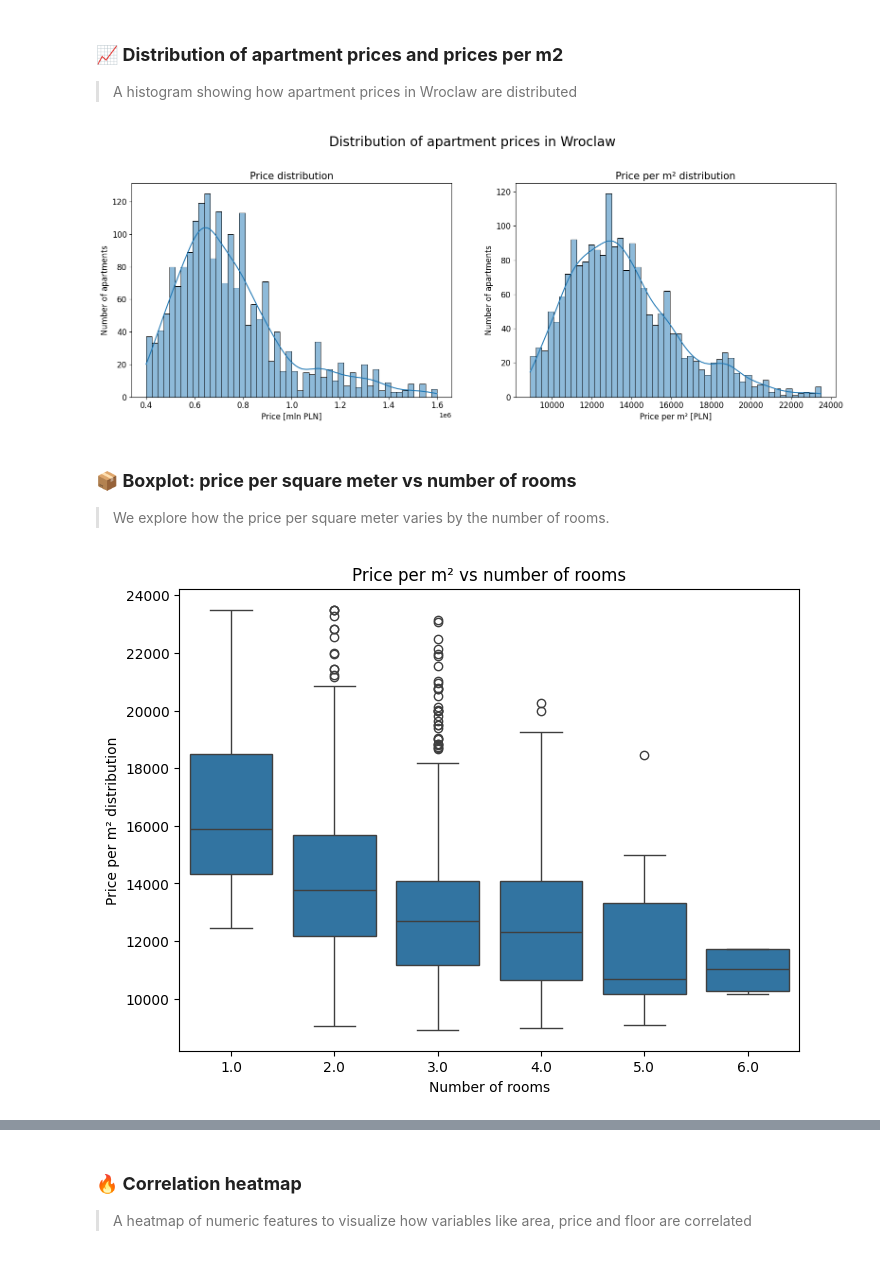
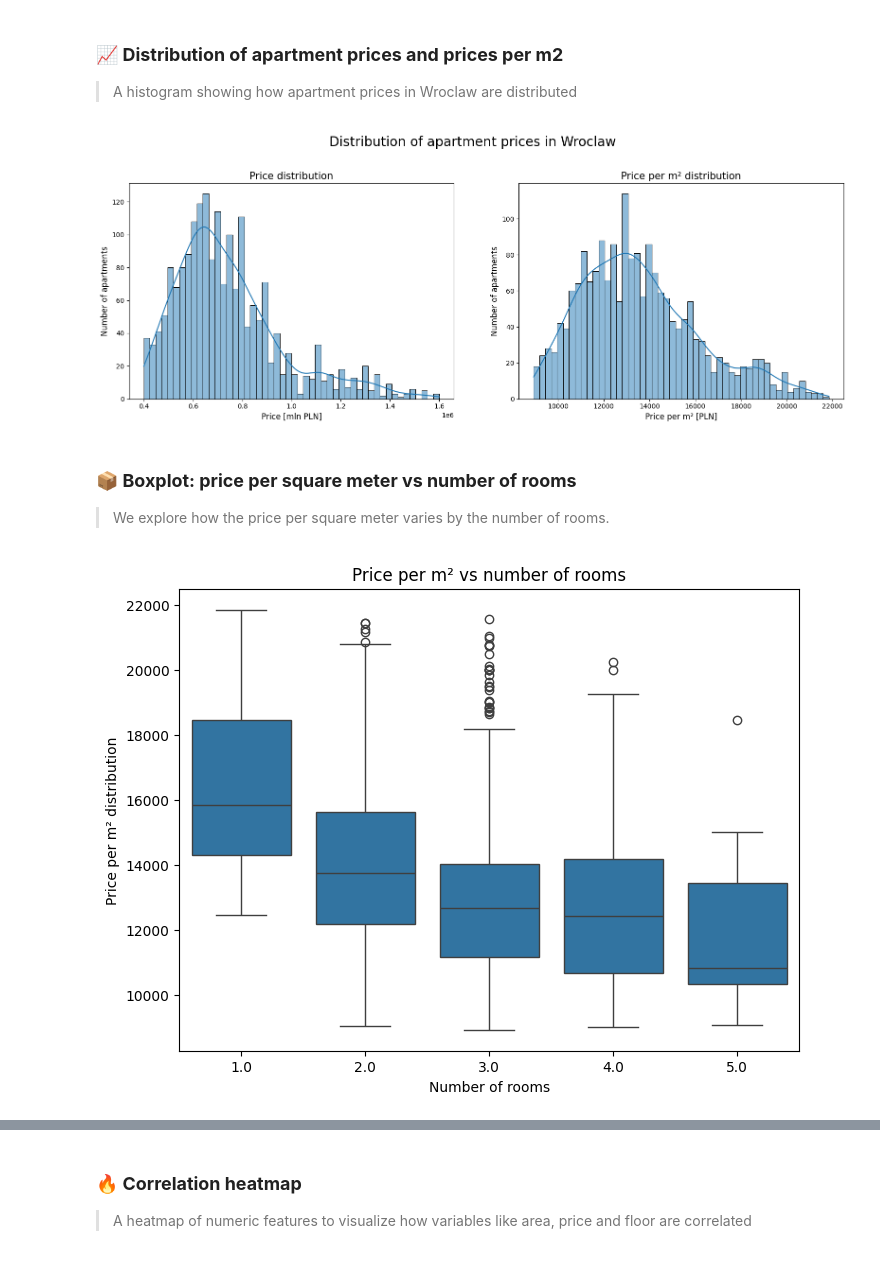
Before and after one commit to Przemo200/Analysis-of-apartment-prices-in-Wroclaw, a Jupyter notebook: FlatsPricesWroclaw.ipynb, the cells around one changed output, grey strips where cells are left out. Drawn from its saved outputs; the diff is of its cells as text; code cells hidden in the pictures.

```diff
--- a/FlatsPricesWroclaw.ipynb
+++ b/FlatsPricesWroclaw.ipynb
@@ -77,9 +77,15 @@ df['price_per_m2'] = df['price'] / df['squareMeters']
 # Drop rows with missing critical numeric data
 df = df.dropna(subset=['squareMeters', 'price', 'floorCount', 'buildYear'])
 
-# Filter unrealistic values
-df = df[df['squareMeters'] > 10]
-df = df[df['price_per_m2'] < 30000]
+# Filter unrealistic values - empirical rule
+def filter_by_std(df, column):
+    mean = df[column].mean()
+    std = df[column].std()
+    return df[(df[column] >= mean - 3 * std) & (df[column] <= mean + 3 * std)]
+
+df = filter_by_std(df, 'squareMeters')
+df = filter_by_std(df, 'price_per_m2')
+
 
 df.info()
 df.head()
@@ -159,33 +165,29 @@ dtype: int64
 # %%
 import seaborn as sns
 import matplotlib.pyplot as plt
 
 plt.figure(figsize=(16, 6))
 plt.suptitle('Distribution of apartment prices in Wroclaw', fontsize=20, y=1.03)
 
 # Subplot 1 — price
 plt.subplot(1, 2, 1)
 sns.histplot(df['price'], bins=50, kde=True)
 plt.title('Price distribution', fontsize=15)
 plt.xlabel('Price [mln PLN]', fontsize=12)
 plt.ylabel('Number of apartments', fontsize=12)
-plt.xticks(fontsize=12)
-plt.yticks(fontsize=12)
 
 # Subplot 2 — price per m²
 plt.subplot(1, 2, 2)
 sns.histplot(df['price_per_m2'], bins=50, kde=True)
 plt.title('Price per m² distribution', fontsize=15)
 plt.xlabel('Price per m² [PLN]', fontsize=12)
 plt.ylabel('Number of apartments', fontsize=12)
-plt.xticks(fontsize=12)
-plt.yticks(fontsize=12)
 
 plt.tight_layout()
 plt.subplots_adjust(wspace=0.2)
 plt.show()
 # %% [output]
-[figure, old version]
+[figure, new version]
 # %% [markdown]
 
 ### 📦 **Boxplot: price per square meter vs number of rooms**
@@ -198,5 +200,5 @@ plt.xlabel('Number of rooms')
 plt.ylabel('Price per m² distribution')
 plt.show()
 # %% [output]
-[figure, old version]
+[figure, new version]
 # %% [markdown]
```
Also changed, not shown: parts of 14 cells of this notebook.
